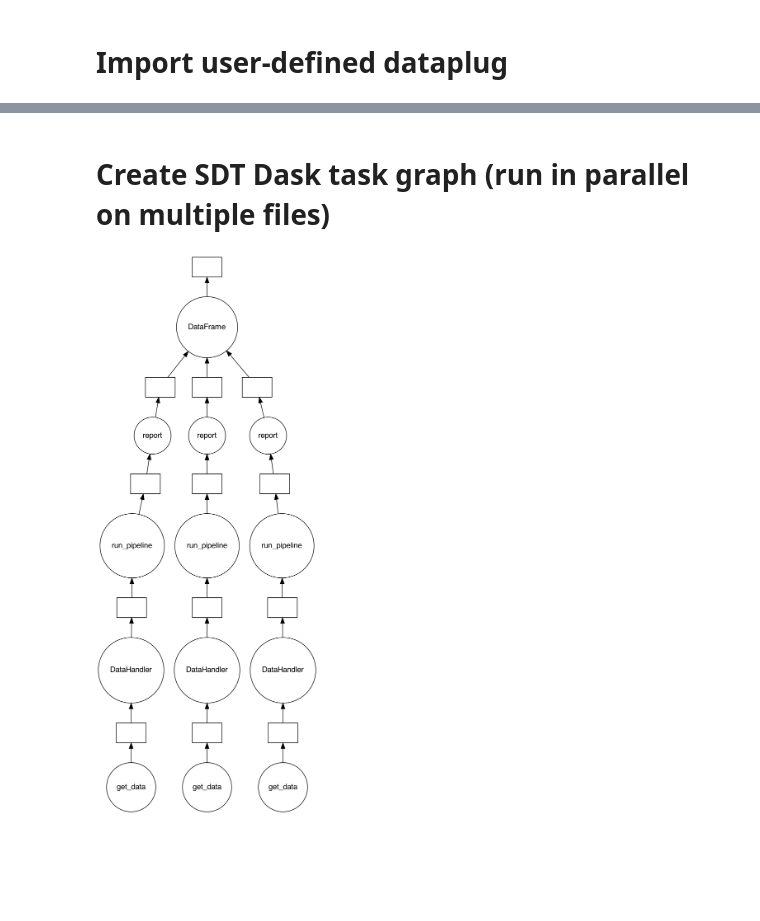
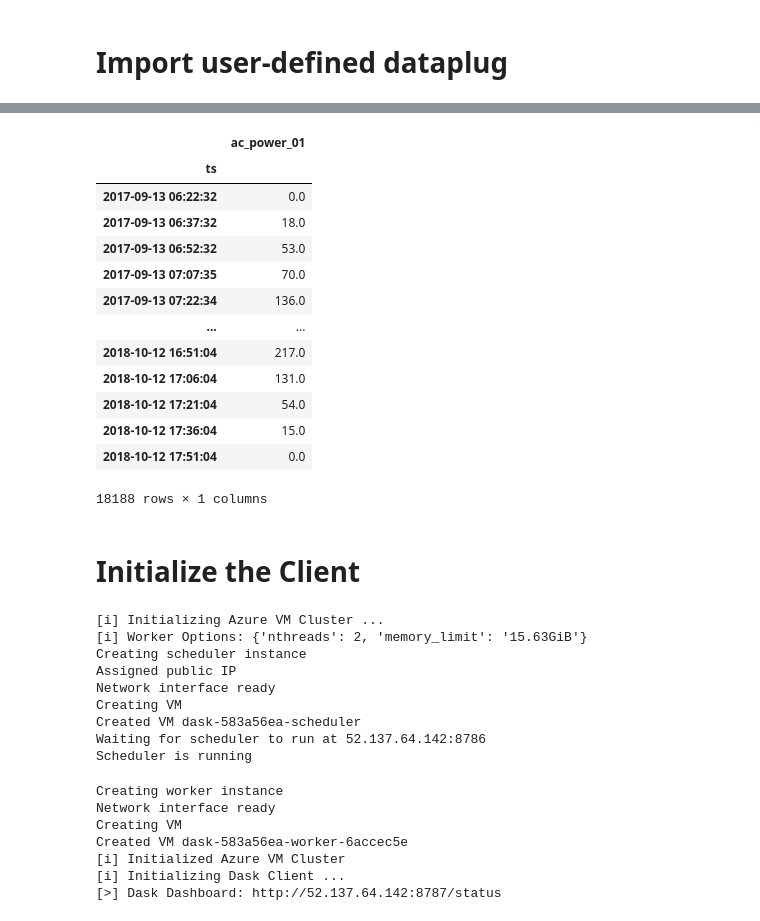
Before and after one commit to slacgismo/solar-data-tools, a Jupyter notebook: sdt_dask/examples/tool_demo_azure.ipynb, the cells around one changed output, grey strips where cells are left out. Drawn from its saved outputs; the diff is of its cells as text; code cells hidden in the pictures; blank space fills up the shorter version.

```diff
--- a/sdt_dask/examples/tool_demo_azure.ipynb
+++ b/sdt_dask/examples/tool_demo_azure.ipynb
@@ -33,31 +114,55 @@ KEYS
+# %%
+bucket_name = "pvinsight-dask-baseline"
+s3_data_plug = S3Bucket(bucket_name)
+KEYS = s3_data_plug._pull_keys()
+s3_data_plug.get_data((KEYS[0],))
+# %% [output]
+|  | ac_power_01 |
+| ts |  |
+| 2017-09-13 06:22:32 | 0.0 |
+| 2017-09-13 06:37:32 | 18.0 |
+| 2017-09-13 06:52:32 | 53.0 |
+| 2017-09-13 07:07:35 | 70.0 |
+| 2017-09-13 07:22:34 | 136.0 |
+| ... | ... |
+| 2018-10-12 16:51:04 | 217.0 |
+| 2018-10-12 17:06:04 | 131.0 |
+| 2018-10-12 17:21:04 | 54.0 |
+| 2018-10-12 17:36:04 | 15.0 |
+| 2018-10-12 17:51:04 | 0.0 |
+18188 rows × 1 columns
 # %% [markdown]
-# Create SDT Dask task graph (run in parallel on multiple files)
+# Initialize the Client
 # %%
-# Define the pipeline run for as single dataset
-def run_pipeline(datahandler, solver, solver_convex, verbose=False):
-    # Need to call this separately to have it run correctly in task graph
-    # since it doesn't return anything
-    datahandler.run_pipeline(solver=solver, solver_convex=solver_convex, verbose=verbose)
-    return datahandler
-
-
-# Call above functions in a for loop over the keys
-# and collect results in a DataFrame
-reports = []
-
-for key in KEYS:
-
-    df = delayed(data_plug.get_data)(key)
-    dh = delayed(DataHandler)(df)
-    dh_run = delayed(run_pipeline)(dh, solver="OSQP", solver_convex="OSQP", verbose=True)
-    report = dh_run.report
-    report = delayed(report)(return_values=True, verbose=False)
-    reports.append(report)
-
-df_reports = delayed(pd.DataFrame)(reports)
-
-# Visualizing the graph
-df_reports.visualize()
+worker_options = {
+    "nthreads": 2,
+    "memory_limit": "15.63GiB" # using the maximum memory limit for Azure VM
+}
+client_setup = Azure(
+    resource_group="pvinsight-dask",
+    vnet="dask-vnet",
+    security_group="pvinsight-dask",
+    n_workers=1,
+    worker_options=worker_options,
+    docker_image="nimishy/sdt-cloud-win:latest"
+)
+# Dask Local Client Initialization
+client = client_setup.init_client()
 # %% [output]
-[figure, removed]
+[i] Initializing Azure VM Cluster ...
+[i] Worker Options: {'nthreads': 2, 'memory_limit': '15.63GiB'}
+Creating scheduler instance
+Assigned public IP
+Network interface ready
+Creating VM
+Created VM dask-583a56ea-scheduler
+Waiting for scheduler to run at 52.137.64.142:8786
+Scheduler is running
+Creating worker instance
+Network interface ready
+Creating VM
+Created VM dask-583a56ea-worker-6accec5e
+[i] Initialized Azure VM Cluster
+[i] Initializing Dask Client ...
+[>] Dask Dashboard: http://52.137.64.142:8787/status
 # %% [markdown]
```
Also changed, not shown: parts of 24 cells of this notebook.
